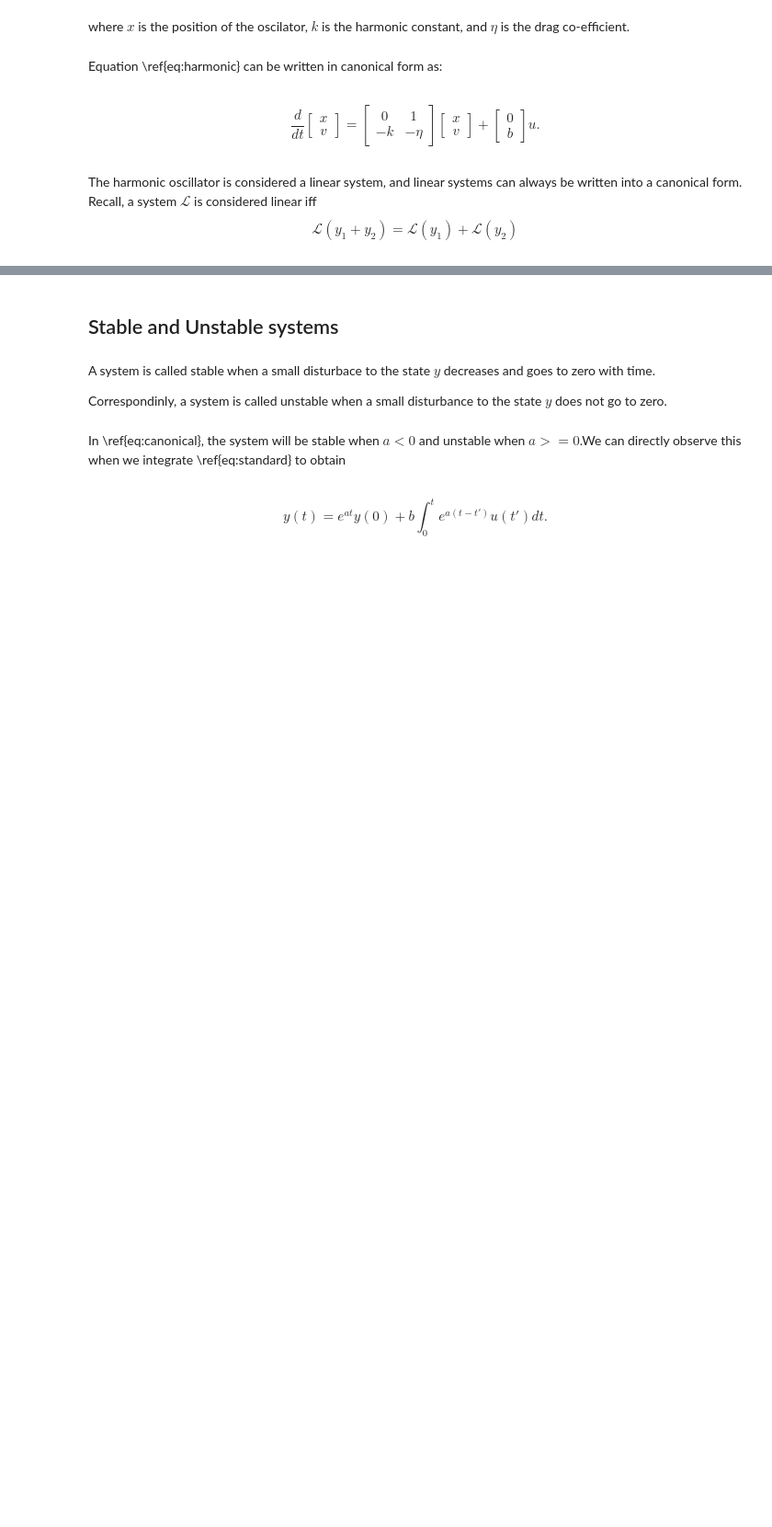
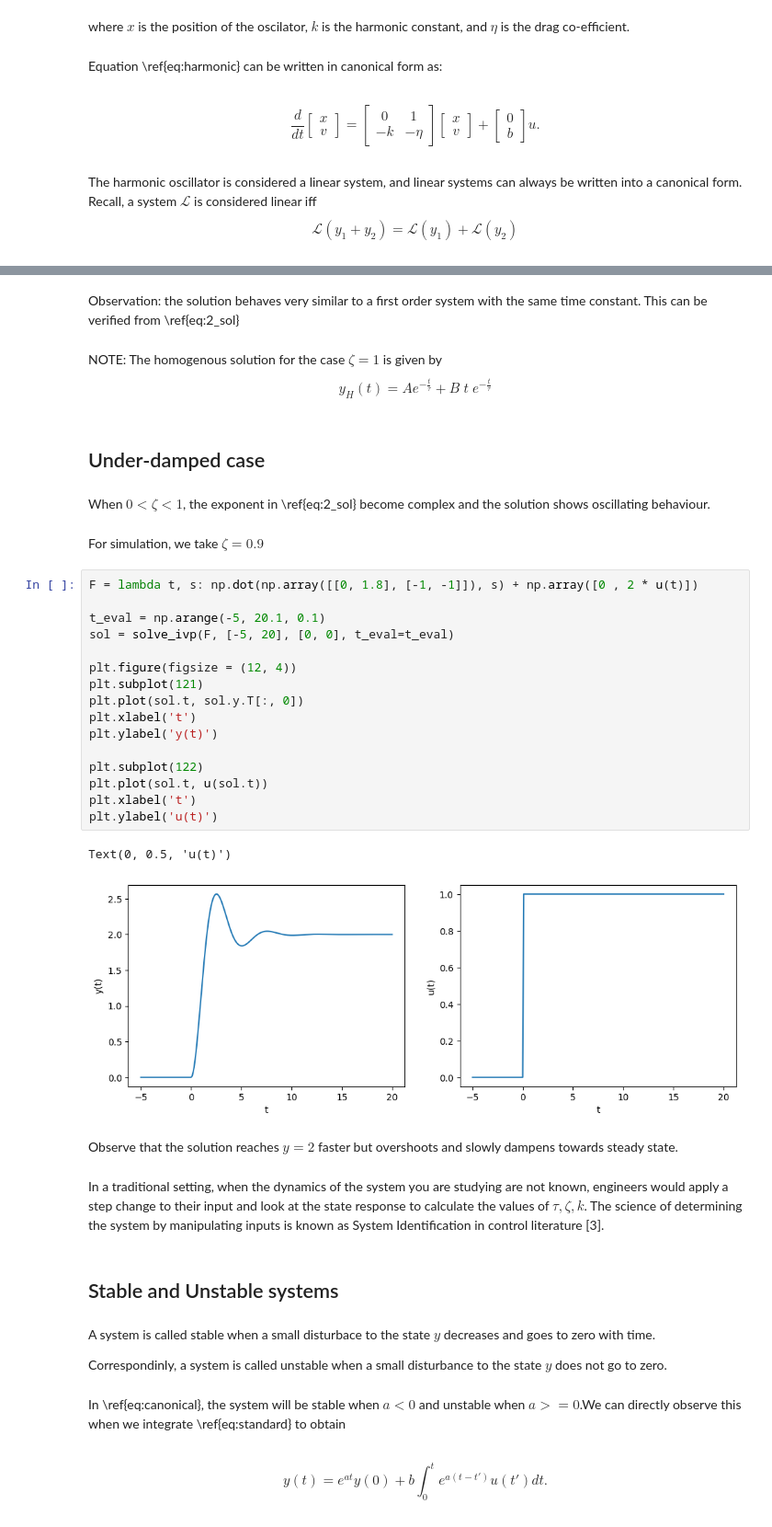
Before and after one commit to noronhaeyan/Control-Theory, a Jupyter notebook: Introduction/PID control 101.ipynb, the cells around one changed output, grey strips where cells are left out. Shown: that part at 92% size. Drawn from its saved outputs; the diff is of its cells as text; blank space fills up the shorter version.

```diff
--- a/Introduction/PID control 101.ipynb
+++ b/Introduction/PID control 101.ipynb
@@ -135,3 +217,39 @@ $$
+# %% [markdown]
+Observation: the solution behaves very similar to a first order system with the same time constant. This can be verified from \ref{eq:2_sol}
+# %% [markdown]
+NOTE: The homogenous solution for the case $\zeta = 1$ is given by
+$$
+    y_H(t) = A e^{-\frac{t}{\tau}} + B \; t\; e^{-\frac{t}{\tau}}
+$$
+# %% [markdown]
+## Under-damped case
+# %% [markdown]
+When $0 < \zeta < 1$, the exponent in \ref{eq:2_sol} become complex and the solution shows oscillating behaviour.
+# %% [markdown]
+For simulation, we take $\zeta = 0.9$
+# %%
+F = lambda t, s: np.dot(np.array([[0, 1.8], [-1, -1]]), s) + np.array([0 , 2 * u(t)])
+
+t_eval = np.arange(-5, 20.1, 0.1)
+sol = solve_ivp(F, [-5, 20], [0, 0], t_eval=t_eval)
+
+plt.figure(figsize = (12, 4))
+plt.subplot(121)
+plt.plot(sol.t, sol.y.T[:, 0])
+plt.xlabel('t')
+plt.ylabel('y(t)')
+
+plt.subplot(122)
+plt.plot(sol.t, u(sol.t))
+plt.xlabel('t')
+plt.ylabel('u(t)')
+# %% [output]
+Text(0, 0.5, 'u(t)')
+[figure, added]
+# %% [markdown]
+Observe that the solution reaches $y = 2$ faster but overshoots and slowly dampens towards steady state.
+# %% [markdown]
+In a traditional setting, when the dynamics of the system you are studying are not known, engineers would apply a step change to their input and look at the state response to calculate the values of $\tau, \zeta, k$. The science of determining the system by manipulating inputs is known as System Identification in control literature [3].
 # %% [markdown]
 ## Stable and Unstable systems
 # %% [markdown]
```
Also changed, not shown: parts of 54 cells of this notebook.
